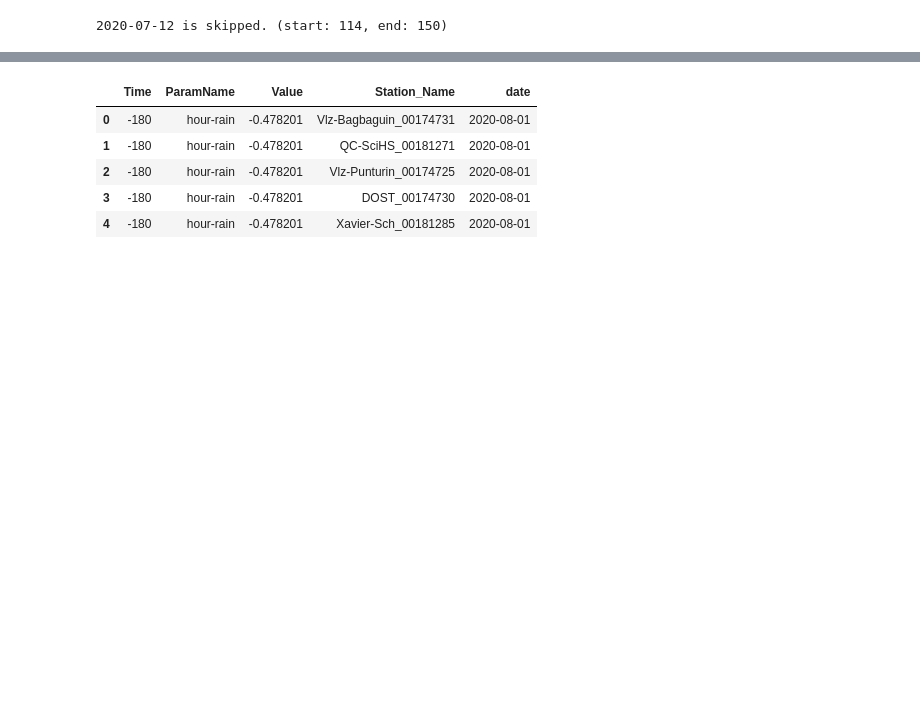
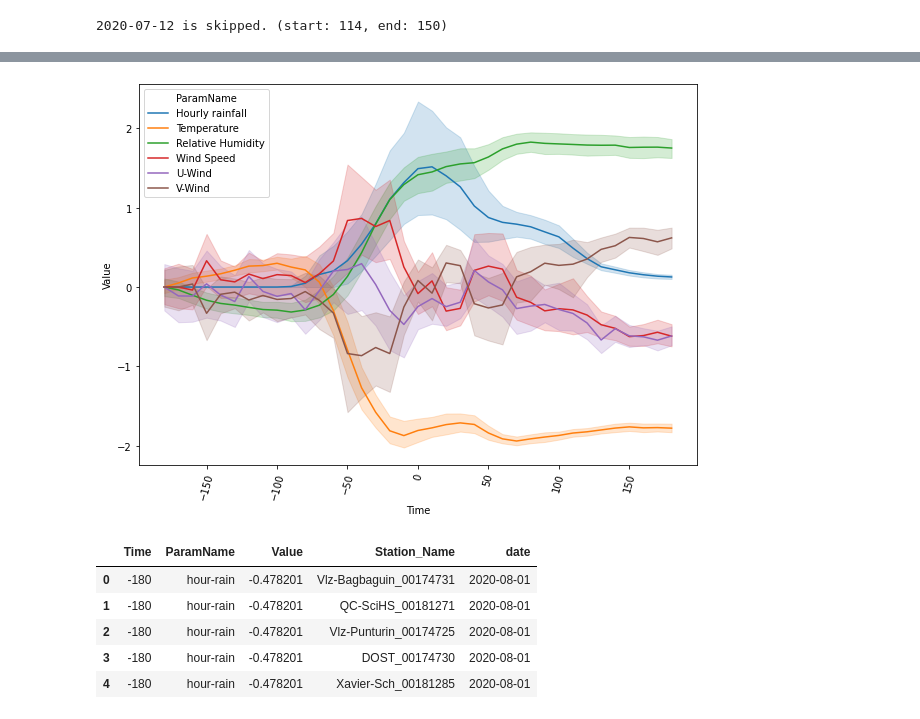
Before and after one commit to tsugumi-sys/poteka_data_analysis, a Jupyter notebook: EDA/rain/time_relation_with_others.ipynb, the cells around one changed output, grey strips where cells are left out. Cells and saved outputs as stored; diff of their text form; code cells hidden in the pictures; blank space fills up the shorter version.

```diff
--- a/EDA/rain/time_relation_with_others.ipynb
+++ b/EDA/rain/time_relation_with_others.ipynb
@@ -134,3 +136,17 @@ plt.close()
+# %%
+fig, ax = plt.subplots(figsize=(10, 7))
+# for station_name, grouped_df in compare_df.groupby(by=["Station_Name"]):
+#     if station_name not in exclude_observation_points:
+#         sns.lineplot(data=grouped_df, x="Time", y="Value", hue="ParamName", hue_order=target_col, ax=ax)
+
+# exclude_observation_points=["MM-EFCOS_00173456", "CentPark_00181288", "Vlz-DRRMO_00174734", "MM-Libertad_00181289"]
+# compare_df = compare_df.loc[~compare_df["Station_Name"].isin([exclude_observation_points])]
+ax = sns.lineplot(data=data_df.loc[data_df["date"] == "2020-08-01"], x="Time", y="Value", hue="ParamName", hue_order=target_params, ax=ax)
+plt.xticks(rotation=75)
+plt.show()
+plt.close()
+# %% [output]
+[figure, added]
 # %%
 data_df = pd.DataFrame(columns=["Time", "ParamName", "Value", "Station_Name", "date"])
 for date in target_data.keys():
```
Also changed, not shown: parts of 13 cells of this notebook, 2 other files.
